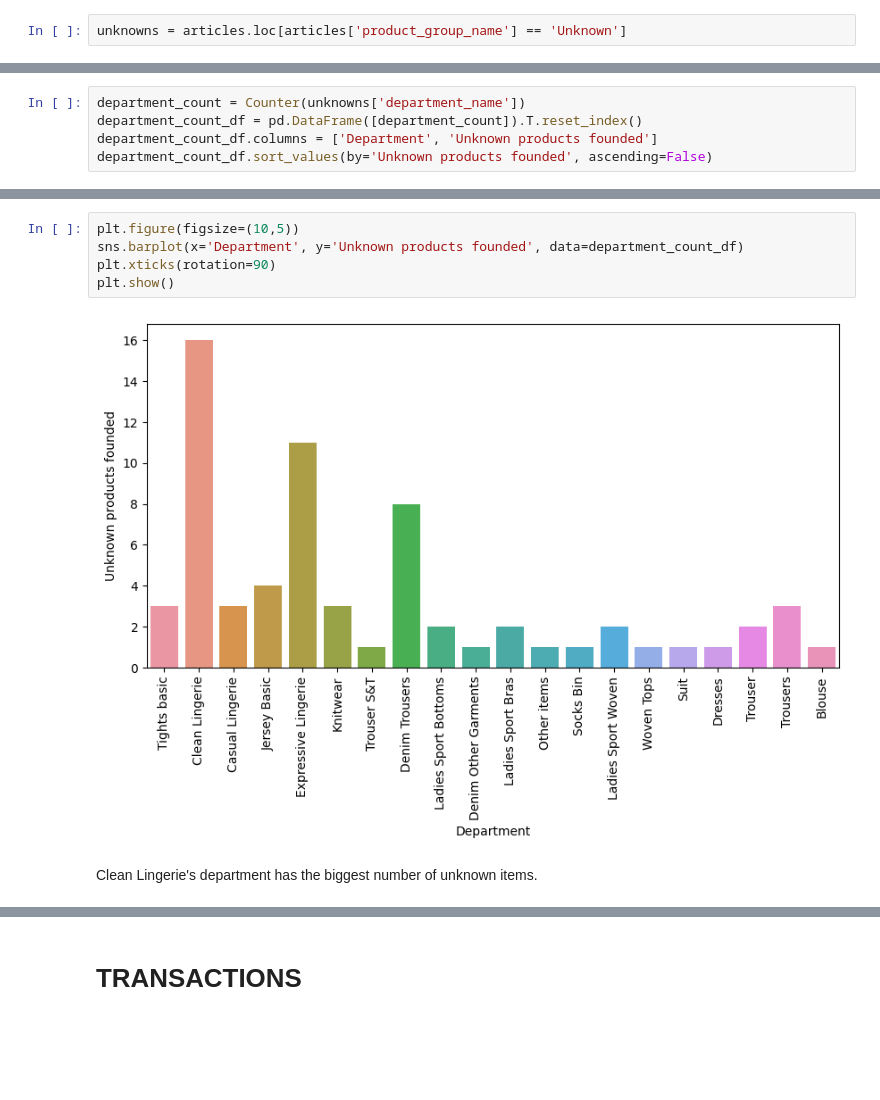
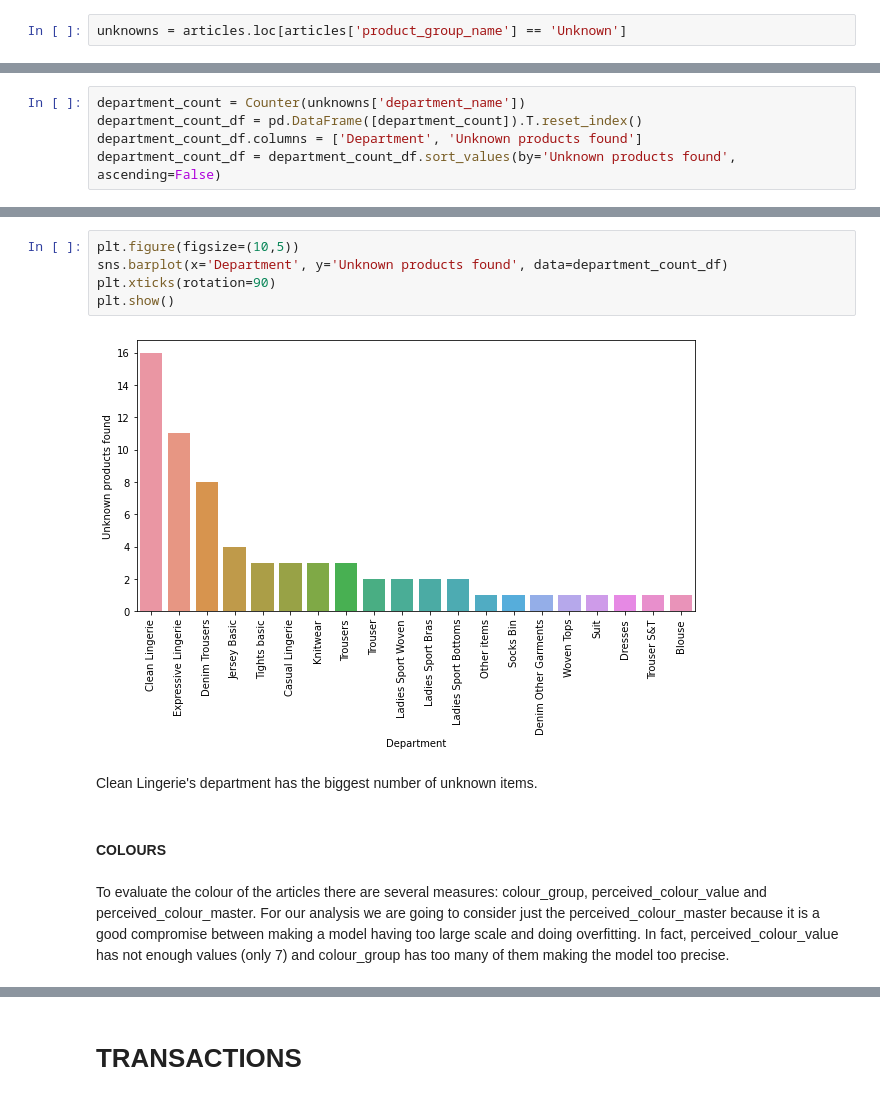
Before and after one commit to alessiabresolin/275601, a Jupyter notebook: project.ipynb, the cells around one changed output, grey strips where cells are left out. Saved outputs shown, nothing was run; the diff lists cells and outputs as text; blank space fills up the shorter version.

```diff
--- a/project.ipynb
+++ b/project.ipynb
@@ -390,5 +413,5 @@ It may be intresting for our intrests understand which departments has more unkn
 # %%
 department_count = Counter(unknowns['department_name'])
 department_count_df = pd.DataFrame([department_count]).T.reset_index()
-department_count_df.columns = ['Department', 'Unknown products founded']
-department_count_df.sort_values(by='Unknown products founded', ascending=False)
+department_count_df.columns = ['Department', 'Unknown products found']
+department_count_df = department_count_df.sort_values(by='Unknown products found', ascending=False)
@@ -413,9 +418,13 @@ department_count_df.sort_values(by='Unknown products founded', ascending=False)
 # %%
 plt.figure(figsize=(10,5))
-sns.barplot(x='Department', y='Unknown products founded', data=department_count_df)
+sns.barplot(x='Department', y='Unknown products found', data=department_count_df)
 plt.xticks(rotation=90)
 plt.show()
 # %% [output]
-[figure, old version]
+[figure, new version]
 # %% [markdown]
 Clean Lingerie's department has the biggest number of unknown items.
+# %% [markdown]
+#### COLOURS
+# %% [markdown]
+To evaluate the colour of the articles there are several measures: colour_group, perceived_colour_value and perceived_colour_master. For our analysis we are going to consider just the perceived_colour_master because it is a good compromise between making a model having too large scale and doing overfitting. In fact, perceived_colour_value has not enough values (only 7) and colour_group has too many of them making the model too precise.
```
Also changed, not shown: parts of 47 cells of this notebook.
